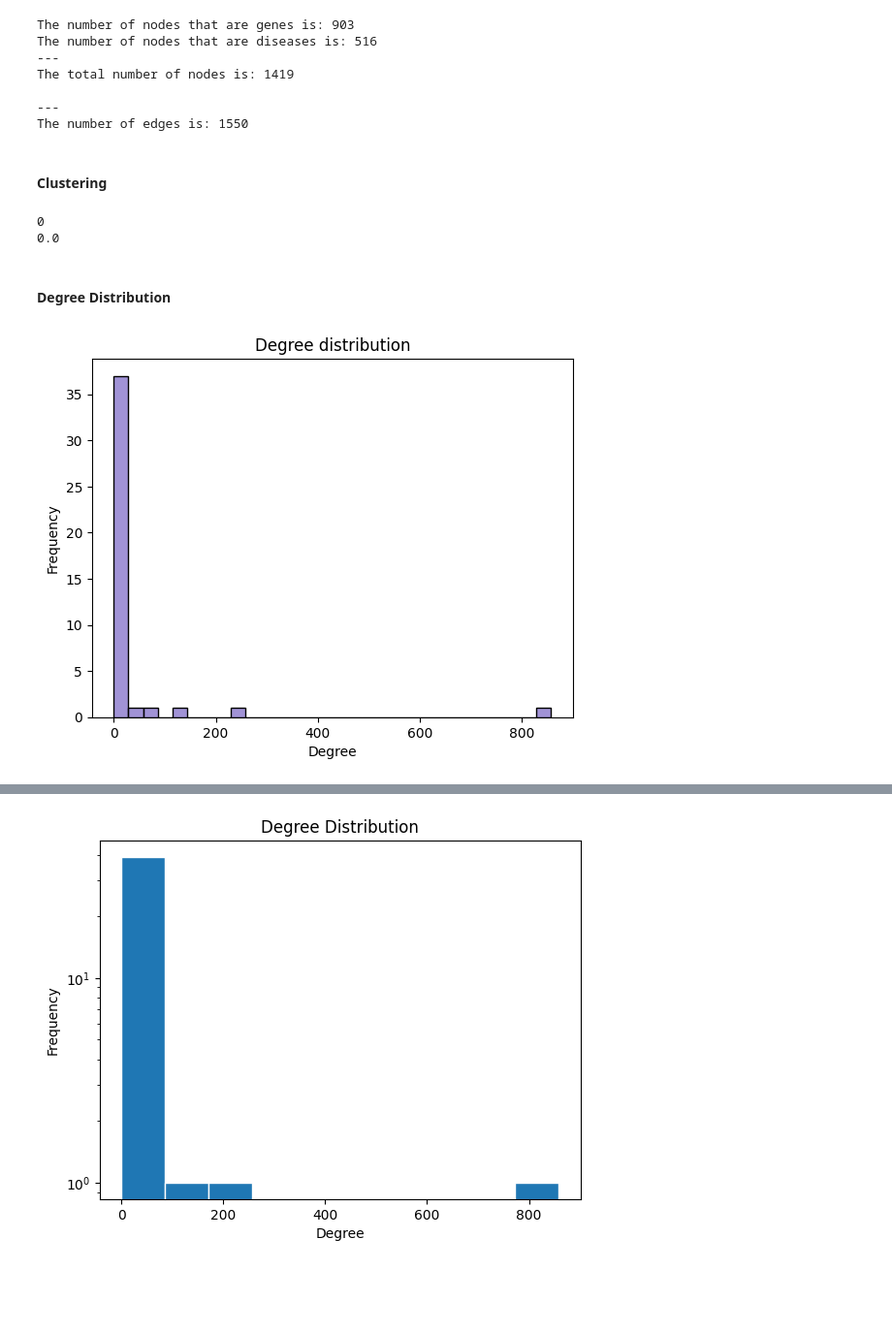
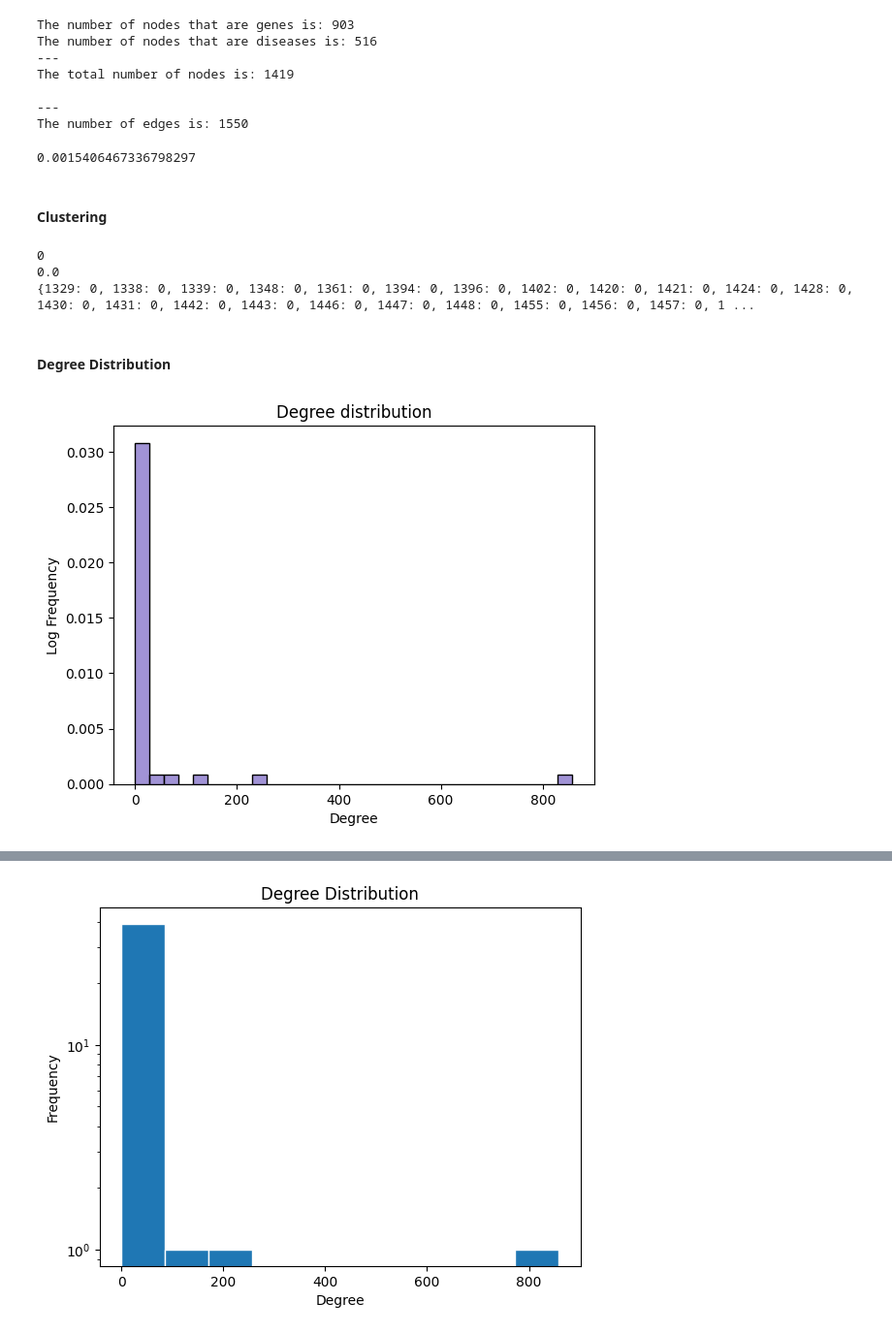
Before and after one commit to ITU-Bumblebees/network_analysis, a Jupyter notebook: Code/project.ipynb, the cells around one changed output, grey strips where cells are left out. Shown at 97% size. Drawn from its saved outputs; the diff is of its cells as text; code cells hidden in the pictures; blank space fills up the shorter version.

```diff
--- a/Code/project.ipynb
+++ b/Code/project.ipynb
@@ -148,30 +148,36 @@ df= degree_centrality.join(closeness, on='Id')
 
 #density
 density = nx.density(G)
+density
+# %% [output]
+0.0015406467336798297
 # %% [markdown]
 #### Clustering
 # %%
 #global clustering coefficient
 print(nx.transitivity(G))
 
-#average clustering coefficient
+#averag0
 print(nx.average_clustering(G))
 
 #local clustering coefficient
-#print(nx.clustering(G))
+print(nx.clustering(G))
 # %% [output]
 0
 0.0
+{1329: 0, 1338: 0, 1339: 0, 1348: 0, 1361: 0, 1394: 0, 1396: 0, 1402: 0, 1420: 0, 1421: 0, 1424: 0, 1428: 0, 1430: 0, 1431: 0, 1442: 0, 1443: 0, 1446: 0, 1447: 0, 1448: 0, 1455: 0, 1456: 0, 1457: 0, 1 ...
 # %% [markdown]
 #### Degree Distribution
 # %%
 degree_freq = nx.degree_histogram(G)
 fig, ax = plt.subplots()
 
-sns.histplot(degree_freq, color = '#826fc9', bins = 30, ax = ax)
-ax.set(title = 'Degree distribution', xlabel = 'Degree', ylabel = 'Frequency');
+sns.histplot(degree_freq, color = '#826fc9', ax = ax, bins=30, stat='density')
+ax.grid(False)
+ax.set(title = 'Degree distribution', xlabel = 'Degree', ylabel = 'Log Frequency');
+
 
 if savefigs:
     plt.savefig('../figs/DegreeDistribution.png', bbox_inches = 'tight')
 # %% [output]
-[figure, old version]
+[figure, new version]
```
Also changed, not shown: parts of 13 cells of this notebook, 2 other files.
